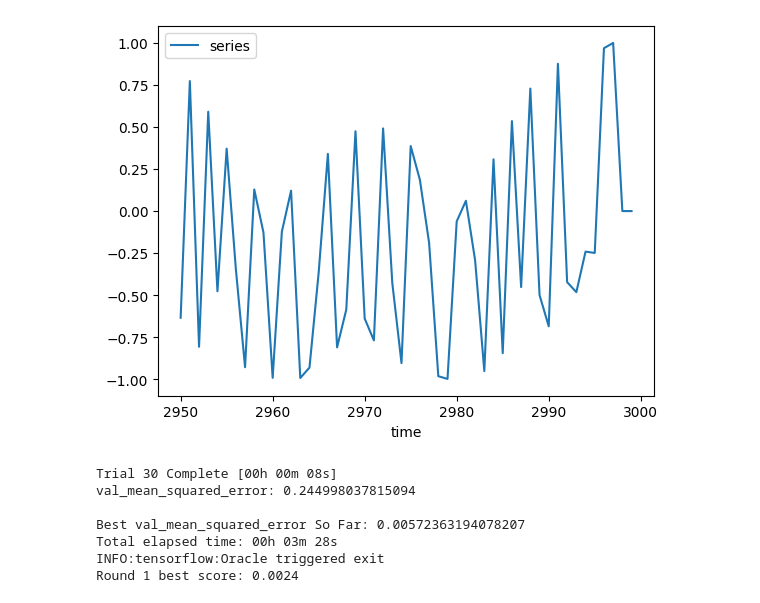
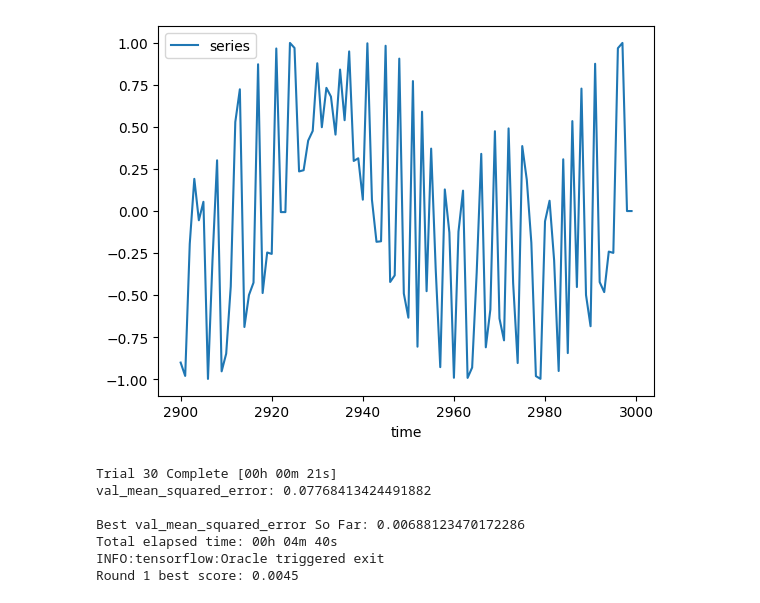
Before and after one commit to touzov1012/quik-ai, a Jupyter notebook: samples/time_group_series/time_group_series.ipynb, the cells around one changed output. Cells and saved outputs as stored; diff of their text form; code cells hidden in the pictures.

```diff
--- a/samples/time_group_series/time_group_series.ipynb
+++ b/samples/time_group_series/time_group_series.ipynb
@@ -11,32 +14,32 @@ Quik-AI Version: 1.1.0
 # %%
 # build univariate time-series data by combining random frequencies
 np.random.seed(123)
 
 # creating the dataframes
 domain = np.linspace(0, 80 * np.pi, 1000)
 df1 = pd.DataFrame({'value': np.sin(domain), 'func': 'sin'})
 df2 = pd.DataFrame({'value': np.cos(domain), 'func': 'cos'})
 df3 = pd.DataFrame({'value': np.sin(domain)*np.cos(domain), 'func': 'sincos'})
 
 # resetting the index to create an auxiliary column for each dataframe
 df1 = df1.reset_index()
 df2 = df2.reset_index()
 df3 = df3.reset_index()
 
 # concatenating the dataframes
 data = pd.concat([df1, df2, df3])
 
 # Sorting by the auxiliary index and then removing the auxiliary column
 data = data.sort_values(by='index').reset_index(drop=True)
 data = data.drop(columns='index')
 
 # plot the two time-series
-cnt = 50
+cnt = 100
 plt.plot(data.index[-cnt:], data.tail(cnt).value, label='series');
 plt.xlabel('time');
 plt.legend();
 # %% [output]
-[figure, old version]
+[figure, new version]
 # %%
 # split the data
 training_data, validation_data, test_data = qa.train_val_test_split(data)
@@ -61,15 +64,15 @@ model = qa.models.RNN('value', head, predictors, driver, time_window=32)
 
 # train the model, we can provide a hyperparameter tuner and other
 # training parameters, by default we will use a custom BOHB tuner
-model.train(qa.tuners.TunerContainer(qa.tuners.BOHB, max_epochs=10))
+model.train(qa.tuners.BOHB, tuner_params={'max_epochs' : 10})
 # %% [output]
-Trial 30 Complete [00h 00m 08s]
-val_mean_squared_error: 0.244998037815094
+Trial 30 Complete [00h 00m 21s]
+val_mean_squared_error: 0.07768413424491882
 
-Best val_mean_squared_error So Far: 0.00572363194078207
-Total elapsed time: 00h 03m 28s
+Best val_mean_squared_error So Far: 0.00688123470172286
+Total elapsed time: 00h 04m 40s
 INFO:tensorflow:Oracle triggered exit
-Round 1 best score: 0.0024
+Round 1 best score: 0.0045
 # %%
 # evaluate the model on test data
 model.evaluate()
```
Also changed, not shown: parts of 6 cells of this notebook, 12 other files.
